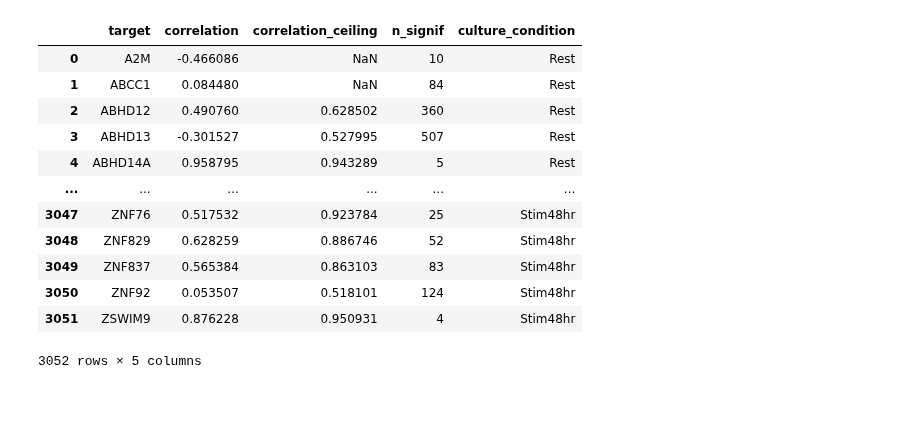
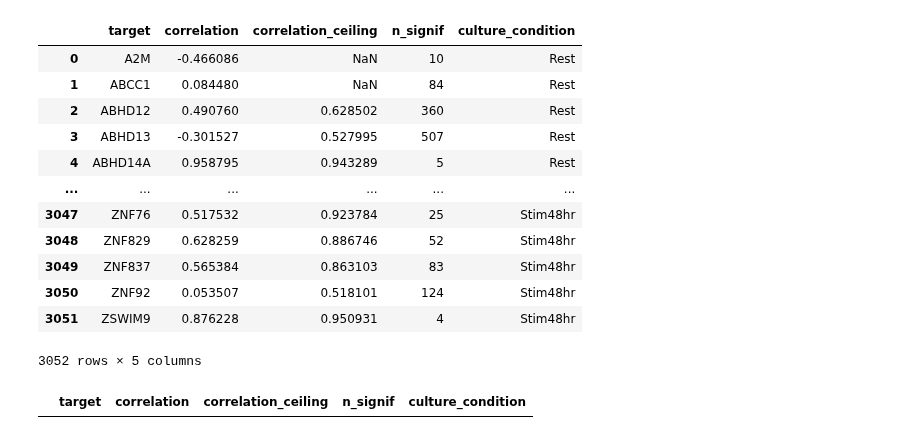
Before and after one commit to emdann/GWT_perturbseq_analysis_2025, a Jupyter notebook: src/3_DE_analysis/followup_regulator_choice.ipynb, the cells around one changed output. Saved outputs shown, nothing was run; the diff lists cells and outputs as text; code cells hidden in the pictures; blank space fills up the shorter version.

```diff
--- a/src/3_DE_analysis/followup_regulator_choice.ipynb
+++ b/src/3_DE_analysis/followup_regulator_choice.ipynb
@@ -372,3 +442,7 @@ test = pd.merge(test, de_by_guide[de_by_guide.culture_condition=='Stim8hr'][de_b
 test = pd.merge(test, donor_robustness_summary[donor_robustness_summary.columns[[0,1,2,5,8,9,11]]], how='outer', left_on='regulator', right_on='target_name')
 # %%
 test.sort_values(by='coef_rank').head(50)
+# %%
+de_by_guide[de_by_guide.target=='FBXO32']
+# %% [output]
+|  | target | correlation | correlation_ceiling | n_signif | culture_condition |
```
Also changed, not shown: parts of 8 cells of this notebook, 10 other files.
